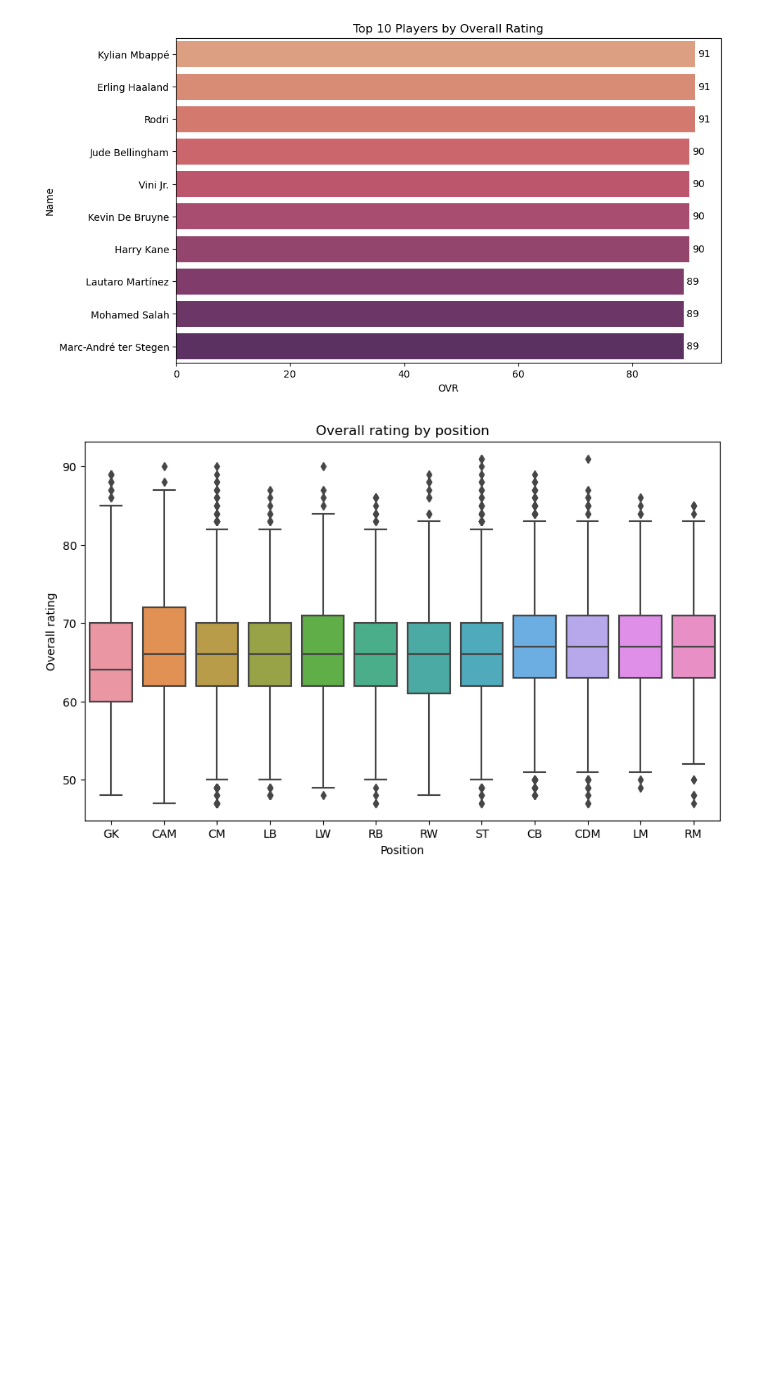
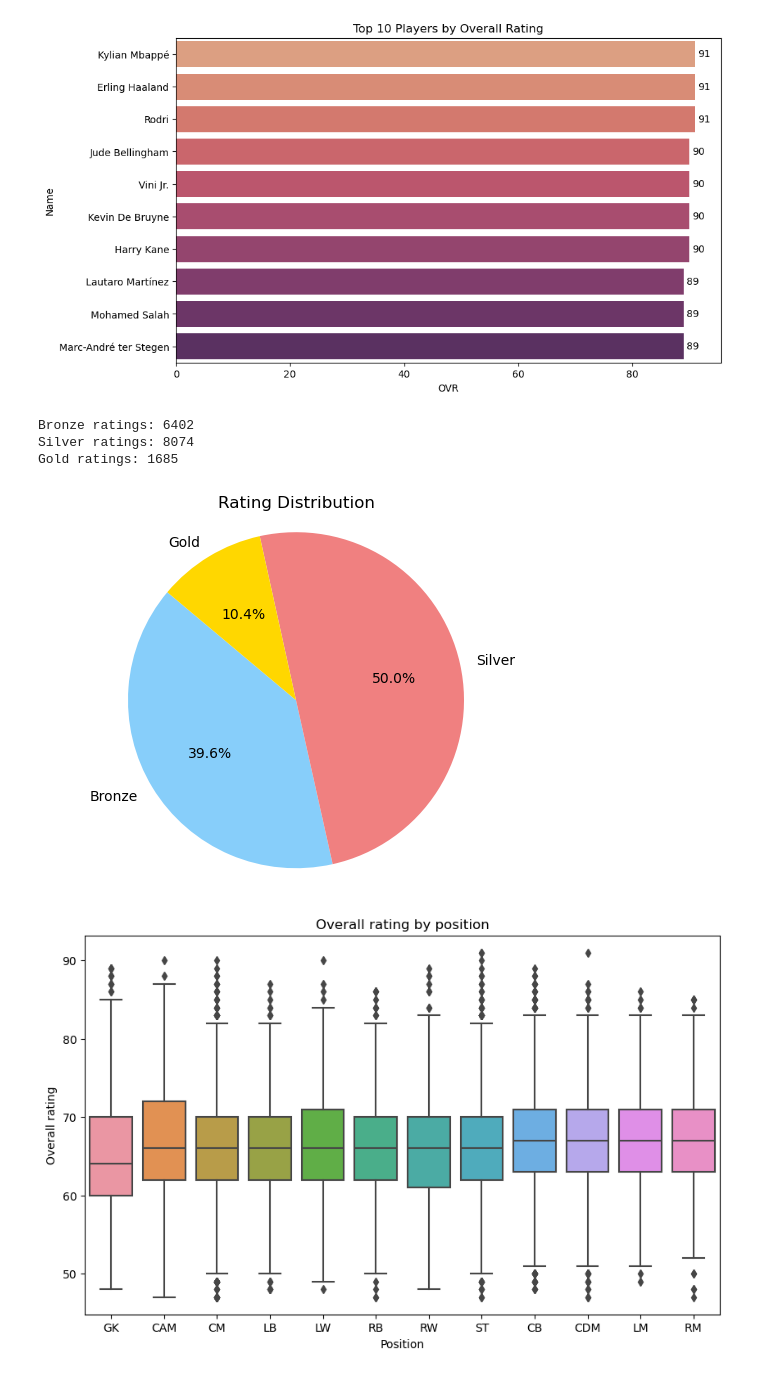
Before and after one commit to abryantgithub/FC25-EDA, a Jupyter notebook: FC25_EDA.ipynb, the cells around one changed output. Cells and saved outputs as stored; diff of their text form; code cells hidden in the pictures; blank space fills up the shorter version.

```diff
--- a/FC25_EDA.ipynb
+++ b/FC25_EDA.ipynb
@@ -597,6 +603,35 @@ plt.ylabel('Name')
 plt.show()
 # %% [output]
 [figure]
+# %%
+# counting how many gold, silver and bronze players
+# gold 75+
+# silver 65-74
+# bronze 47-64
+
+# filtering and counting
+bronze_count = dfm[(dfm['OVR'] >= 47) & (dfm['OVR'] <= 64)].shape[0]
+silver_count = dfm[(dfm['OVR'] >= 65) & (dfm['OVR'] <= 74)].shape[0]
+gold_count = dfm[(dfm['OVR'] >= 75) & (dfm['OVR'] <= 91)].shape[0]
+
+# printing results
+print("Bronze ratings:", bronze_count)
+print("Silver ratings:", silver_count)
+print("Gold ratings:", gold_count)
+
+# plotting
+ratings = ['Bronze', 'Silver', 'Gold']
+counts = [bronze_count, silver_count, gold_count]
+colors = ['lightskyblue', 'lightcoral', 'gold']
+plt.pie(counts, labels=ratings, autopct="%1.1f%%", startangle=140, colors=colors)
+plt.title('Rating Distribution')
+plt.axis('equal')  # Equal aspect ratio ensures a circular pie chart
+plt.show()
+# %% [output]
+Bronze ratings: 6402
+Silver ratings: 8074
+Gold ratings: 1685
+[figure, added]
 # %%
 positions = dfm.groupby('Position')['OVR'].median().sort_values().index
 plt.figure(figsize=(10, 6))
```
Also changed, not shown: parts of 1 cell of this notebook.
